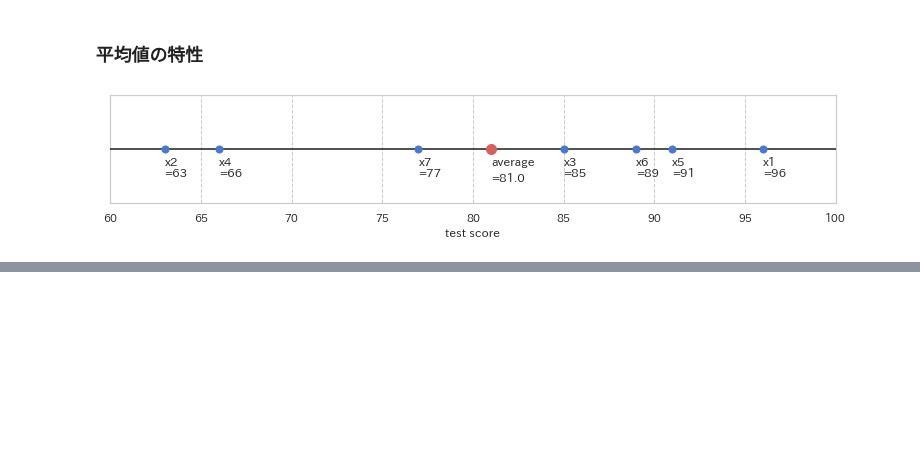
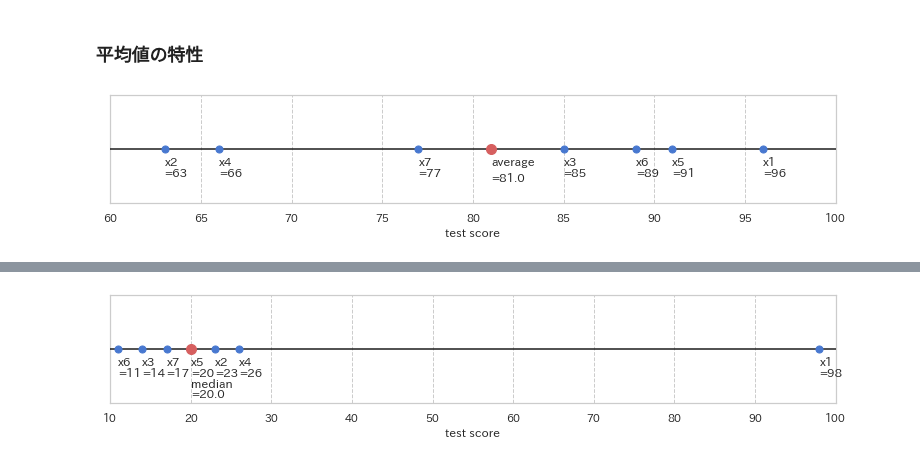
Before and after one commit to zfukuoka/Copying_a_sutra, a Jupyter notebook: SoftwareDesign202010_01/SoftwareDesign202010_0102.ipynb, the cells around one changed output, grey strips where cells are left out. Saved outputs shown, nothing was run; the diff lists cells and outputs as text; code cells hidden in the pictures; blank space fills up the shorter version.

```diff
--- a/SoftwareDesign202010_01/SoftwareDesign202010_0102.ipynb
+++ b/SoftwareDesign202010_01/SoftwareDesign202010_0102.ipynb
@@ -163,0 +169,24 @@ plot_mean(x, xlim=(60, 100))
+# %%
+x = [98, 23, 14, 26, 20, 11, 17, ]
+xlim = (10, 100)
+
+m = np.median(x)
+plt.figure(figsize=(13,2))
+plt.scatter(x, np.zeros_like(x), s=50, zorder=100)
+plt.scatter(m, [0], s=100, c="r", zorder=100)
+
+for i in range(len(x)):
+  plt.text(x[i], -0.3, f"x{i+1}", size=12)
+  plt.text(x[i], -0.5, f"={x[i]}", size=12)
+
+plt.text(m, -0.7, "median", size=12)
+plt.text(m, -0.9, f"={m:.1f}", size=12)
+plt.plot([0, 100], [0, 0], c="k", zorder=10)
+
+plt.yticks([])
+plt.xlim(xlim)
+plt.ylim(-1, 1)
+plt.xlabel("test score")
+plt.show()
+# %% [output]
+[figure, added]
```
Also changed, not shown: parts of 2 cells of this notebook.
